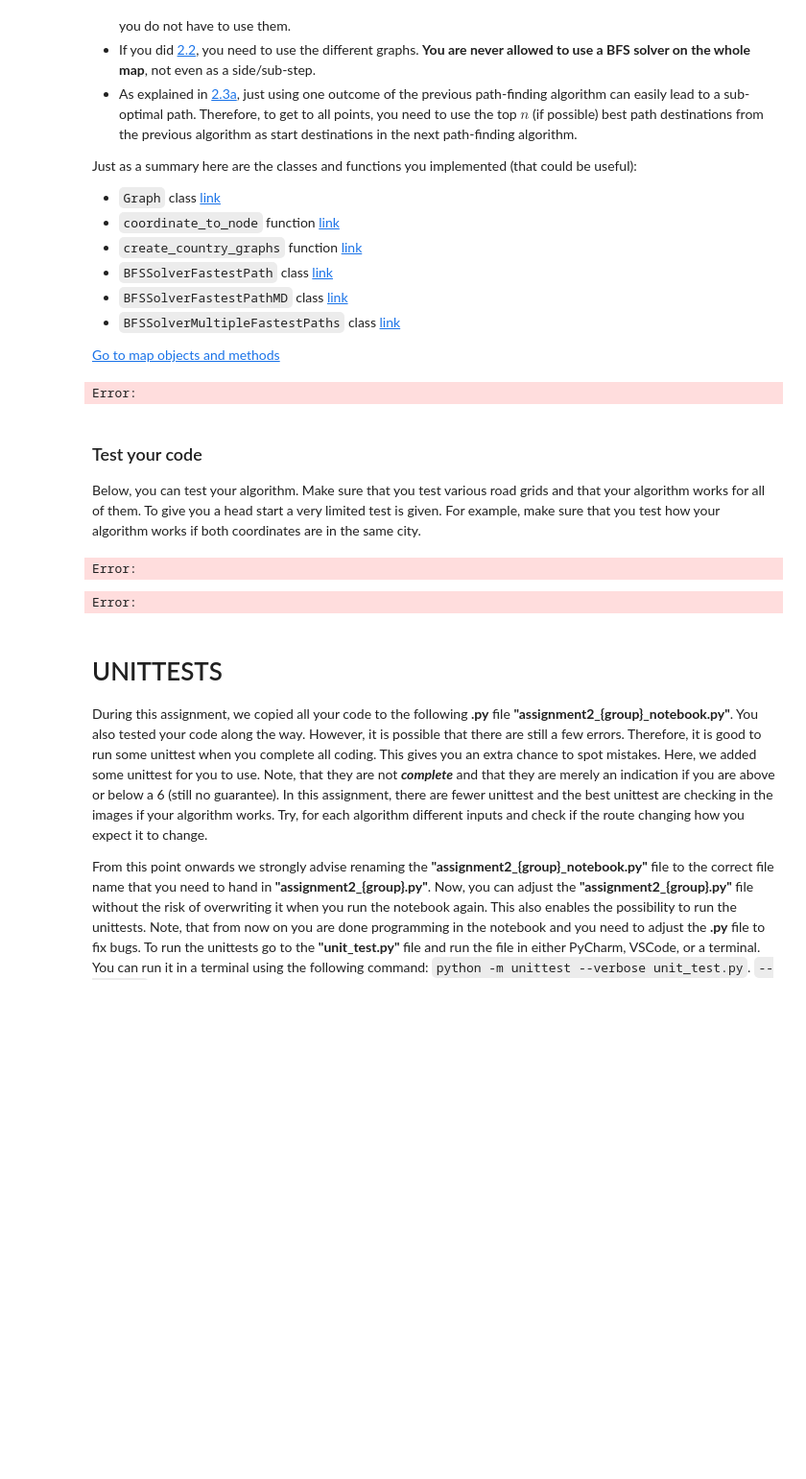
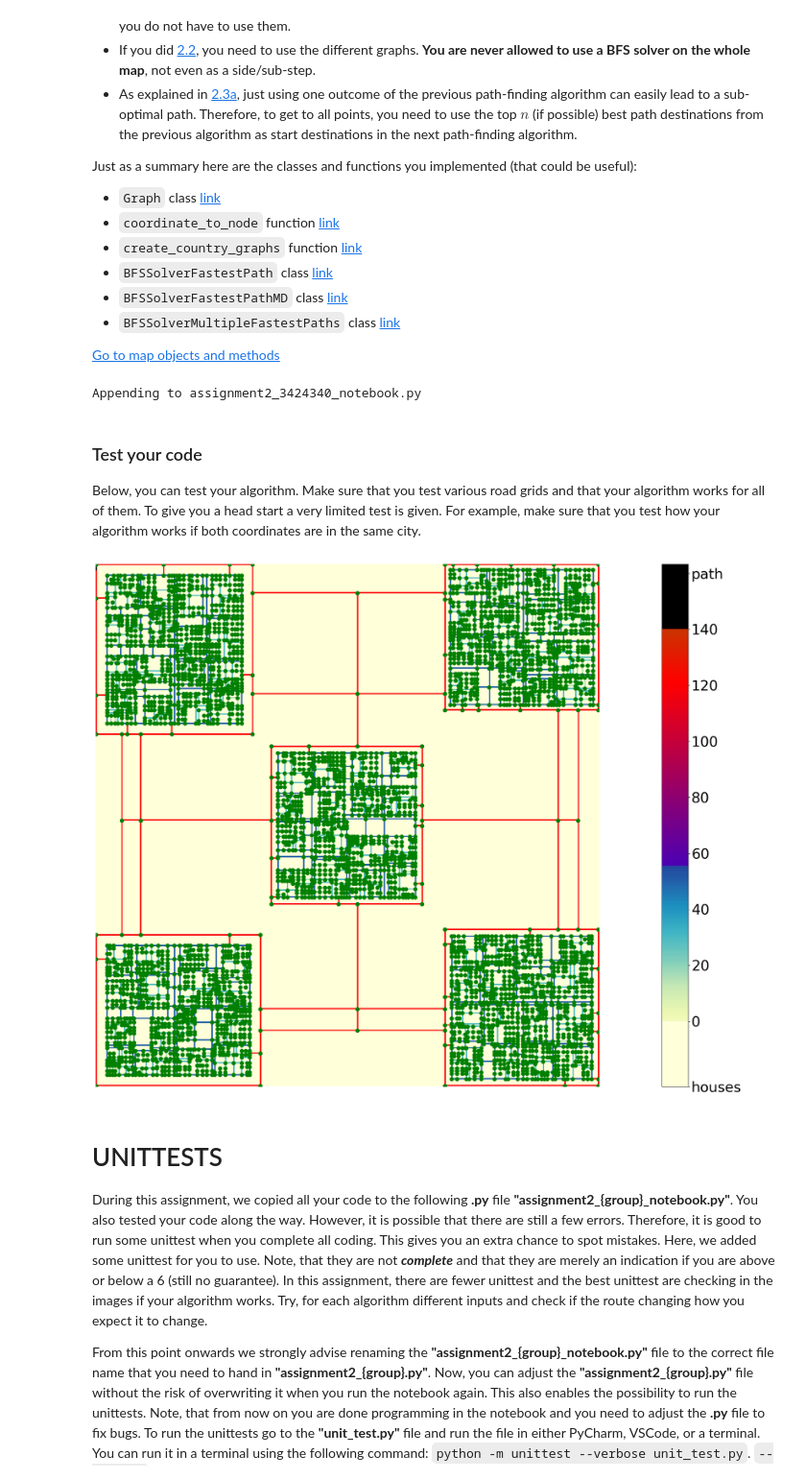
Before and after one commit to GabrielaGroenenewegenVanDerWeijden/AADS_Google_maps, a Jupyter notebook: AADS_Googlemaps/assignment2.ipynb, the cells around one changed output. Shown at 96% size. Saved outputs shown, nothing was run; the diff lists cells and outputs as text; code cells hidden in the pictures; blank space fills up the shorter version.

```diff
--- a/AADS_Googlemaps/assignment2.ipynb
+++ b/AADS_Googlemaps/assignment2.ipynb
@@ -1108,7 +1081,7 @@ class BFSSolverFastestPath(BFSSolverShortestPath):
         time = distance / min(speed_limit, self.vehicle_speed)
 
         # Calculating the new cost, by summing up the previous cost and the time the vehicle takes to ride that distance.
-        new_cost = previous_cost + time
+        new_cost = float(previous_cost + time)
 
         # Returning the new cost.
         return new_cost
@@ -1120,7 +1093,7 @@ Appending to assignment2_3424340_notebook.py
 Below, you can test your algorithm. Make sure that you test various road grids and that your algorithm works for all of them. To give you a head start a very limited test is given.
 # %%
 # If you put the map generated in a separate cell you can run multiple tests on the same map
-map_ = Map(2, (1,3))
+map_ = Map(1, (1,3))
 # %%
 plt.matplotlib.rcParams['figure.dpi'] = max(50, map_.size ** 0.5 // 2)  # Number of pixels, therefore, the quality of the image. A large dpi is very slow.
 
@@ -1570,33 +1487,37 @@ def find_path(coordinate_A, coordinate_B, map_, vehicle_speed, find_at_most=3):
     :return: The path between coordinate_A and coordinate_B. Also, return the cost.
     :rtype: list[tuple[int]], float
     """
-    raise NotImplementedError("Please complete this method")
+    # Finding the closest nodes A and B to the coordinates of A and B.
+    print(coordinate_A, coordinate_B)
+    node_A = coordinate_to_node(map_ = map_, graph = Graph(map_), coordinate = coordinate_A)
+    node_B = coordinate_to_node(map_ = map_, graph = Graph(map_), coordinate = coordinate_B)
+
+    print(node_A)
+    print(node_B)
 # %% [output]
-Error:
+Appending to assignment2_3424340_notebook.py
 # %% [markdown]
 ### Test your code
 
 Below, you can test your algorithm. Make sure that you test various road grids and that your algorithm works for all of them. To give you a head start a very limited test is given. For example, make sure that you test how your algorithm works if both coordinates are in the same city.
 # %%
 # If you put the map generated in a separate cell you can run multiple tests on the same map
-map_ = Map(5, (2, 4), 2)
+map_ = Map(5, (1,1), 3)
-# %% [output]
-Error:
 # %%
 plt.matplotlib.rcParams['figure.dpi'] = min(1000, max(50, map_.size ** 0.5 // 4))  # Number of pixels, therefore, the quality of the image. A large dpi is very slow.
 
 start = map_.get_coordinate_in_city(RNG.integers(len(map_.city_grids)-1))
 end = map_.get_coordinate_in_city(RNG.integers(len(map_.city_grids)-1))
 vehicle_speed = 180
 
-path, time = find_path(start, end, map_, vehicle_speed, 3)
-print(f"The estimate travel time for the path is: {time}")
+#path, time = find_path(start, end, map_, vehicle_speed, 3) # type: ignore
+#print(f"The estimate travel time for the path is: {time}")
 # uncomment to see all nodes
-# graph = Graph(map_)
-# graph.show_coordinates(color='g', size=2)
+graph = Graph(map_)
+graph.show_coordinates(color='g', size=8)
 map_.show(path)
 # %% [output]
-Error:
+[figure, added]
 # %% [markdown]
 # UNITTESTS
 
```
Also changed, not shown: parts of 25 cells of this notebook, 1 other file.
